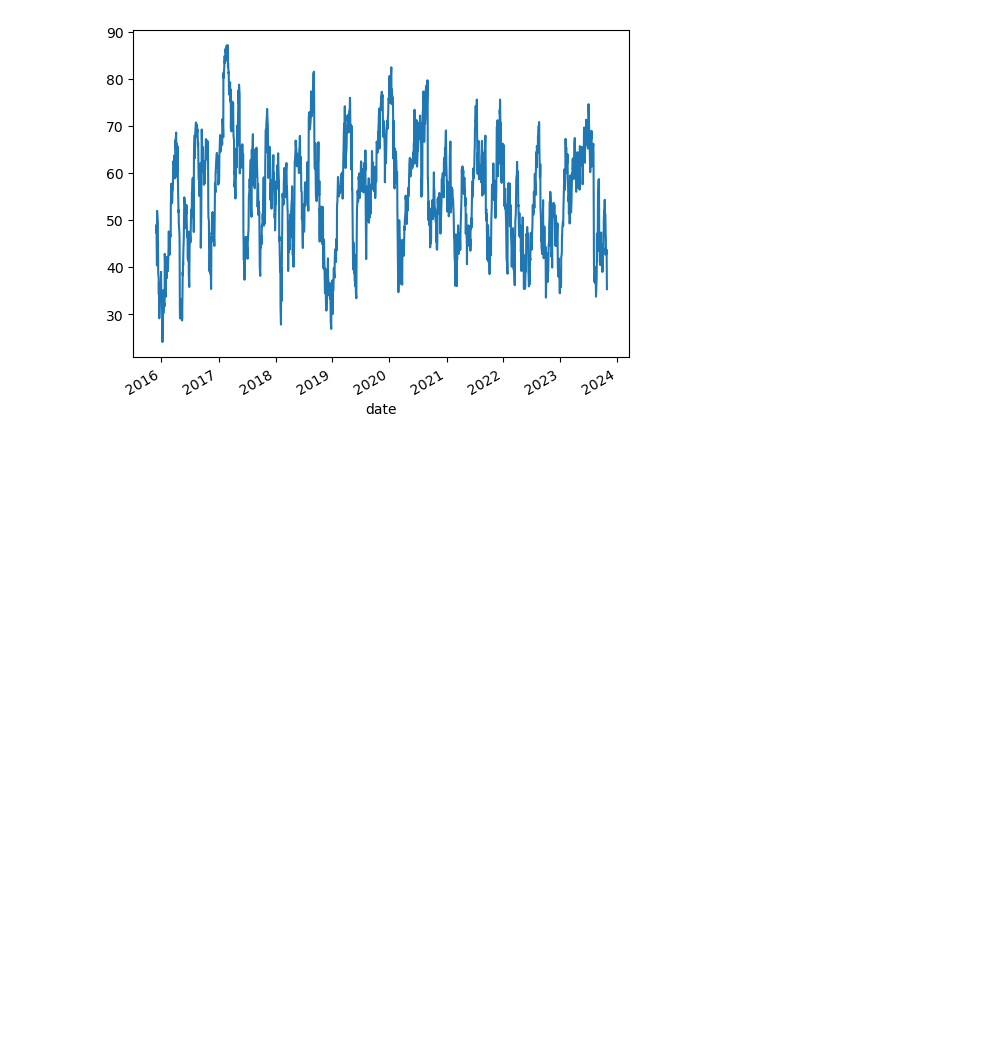
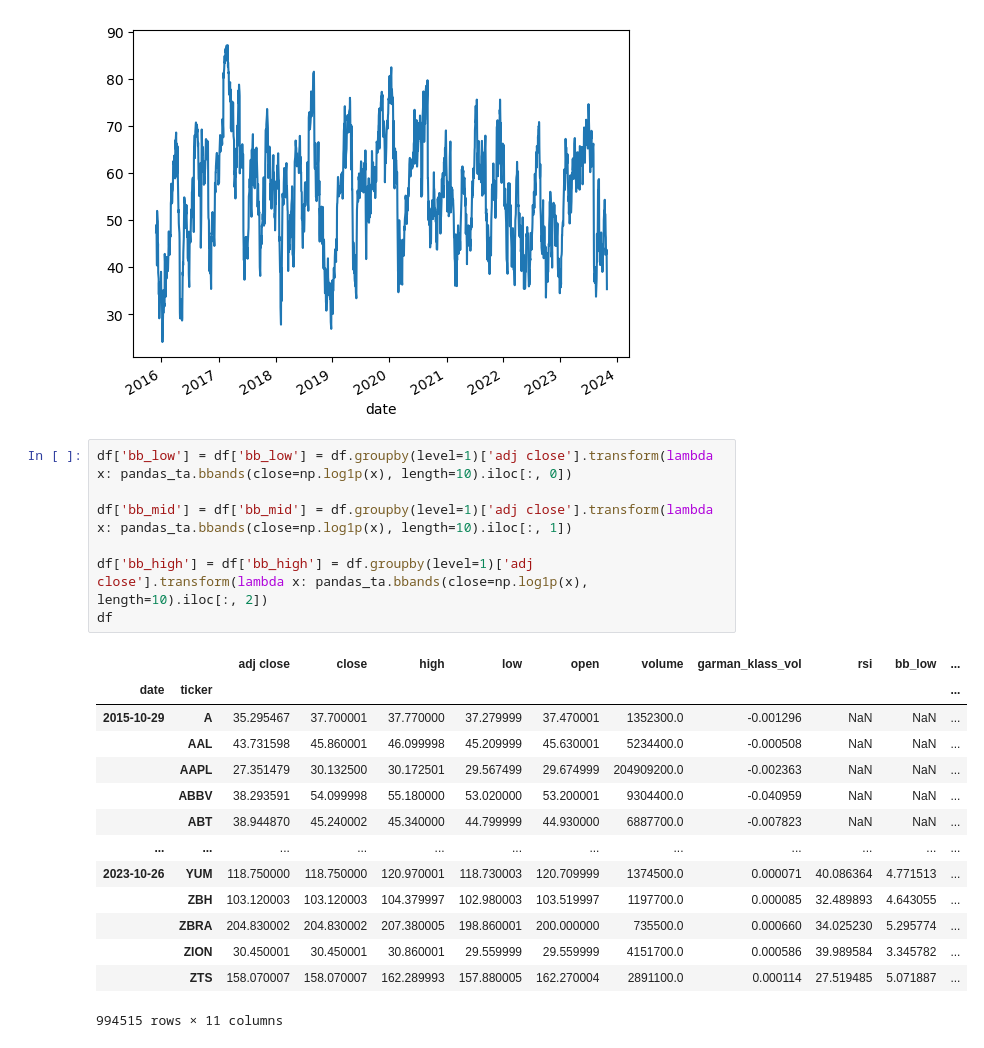
Before and after one commit to SeoDongOk/Algorithmic_Trading_YL, a Jupyter notebook: Unsupervised Learing Trading Strategy/Algothmic_Trading_ML_Learning_Quant_Strategies.ipynb, the cells around one changed output. Cells and saved outputs as stored; diff of their text form; blank space fills up the shorter version.

```diff
--- a/Unsupervised Learing Trading Strategy/Algothmic_Trading_ML_Learning_Quant_Strategies.ipynb
+++ b/Unsupervised Learing Trading Strategy/Algothmic_Trading_ML_Learning_Quant_Strategies.ipynb
@@ -132,3 +133,25 @@ df.xs('AAPL', level=1)['rsi'].plot()
 # %% [output]
 <Axes: xlabel='date'>
 [figure]
+# %%
+df['bb_low'] = df['bb_low'] = df.groupby(level=1)['adj close'].transform(lambda x: pandas_ta.bbands(close=np.log1p(x), length=10).iloc[:, 0])
+
+df['bb_mid'] = df['bb_mid'] = df.groupby(level=1)['adj close'].transform(lambda x: pandas_ta.bbands(close=np.log1p(x), length=10).iloc[:, 1])
+
+df['bb_high'] = df['bb_high'] = df.groupby(level=1)['adj close'].transform(lambda x: pandas_ta.bbands(close=np.log1p(x), length=10).iloc[:, 2])
+df
+# %% [output]
+|  |  | adj close | close | high | low | open | volume | garman_klass_vol | rsi | bb_low | ... |
+| date | ticker |  |  |  |  |  |  |  |  |  | ... |
+| 2015-10-29 | A | 35.295467 | 37.700001 | 37.770000 | 37.279999 | 37.470001 | 1352300.0 | -0.001296 | NaN | NaN | ... |
+|  | AAL | 43.731598 | 45.860001 | 46.099998 | 45.209999 | 45.630001 | 5234400.0 | -0.000508 | NaN | NaN | ... |
+|  | AAPL | 27.351479 | 30.132500 | 30.172501 | 29.567499 | 29.674999 | 204909200.0 | -0.002363 | NaN | NaN | ... |
+|  | ABBV | 38.293591 | 54.099998 | 55.180000 | 53.020000 | 53.200001 | 9304400.0 | -0.040959 | NaN | NaN | ... |
+|  | ABT | 38.944870 | 45.240002 | 45.340000 | 44.799999 | 44.930000 | 6887700.0 | -0.007823 | NaN | NaN | ... |
+| ... | ... | ... | ... | ... | ... | ... | ... | ... | ... | ... | ... |
+| 2023-10-26 | YUM | 118.750000 | 118.750000 | 120.970001 | 118.730003 | 120.709999 | 1374500.0 | 0.000071 | 40.086364 | 4.771513 | ... |
+|  | ZBH | 103.120003 | 103.120003 | 104.379997 | 102.980003 | 103.519997 | 1197700.0 | 0.000085 | 32.489893 | 4.643055 | ... |
+|  | ZBRA | 204.830002 | 204.830002 | 207.380005 | 198.860001 | 200.000000 | 735500.0 | 0.000660 | 34.025230 | 5.295774 | ... |
+|  | ZION | 30.450001 | 30.450001 | 30.860001 | 29.559999 | 29.559999 | 4151700.0 | 0.000586 | 39.989584 | 3.345782 | ... |
+|  | ZTS | 158.070007 | 158.070007 | 162.289993 | 157.880005 | 162.270004 | 2891100.0 | 0.000114 | 27.519485 | 5.071887 | ... |
+994515 rows × 11 columns
```
Also changed, not shown: parts of 3 cells of this notebook, 2 other files.
